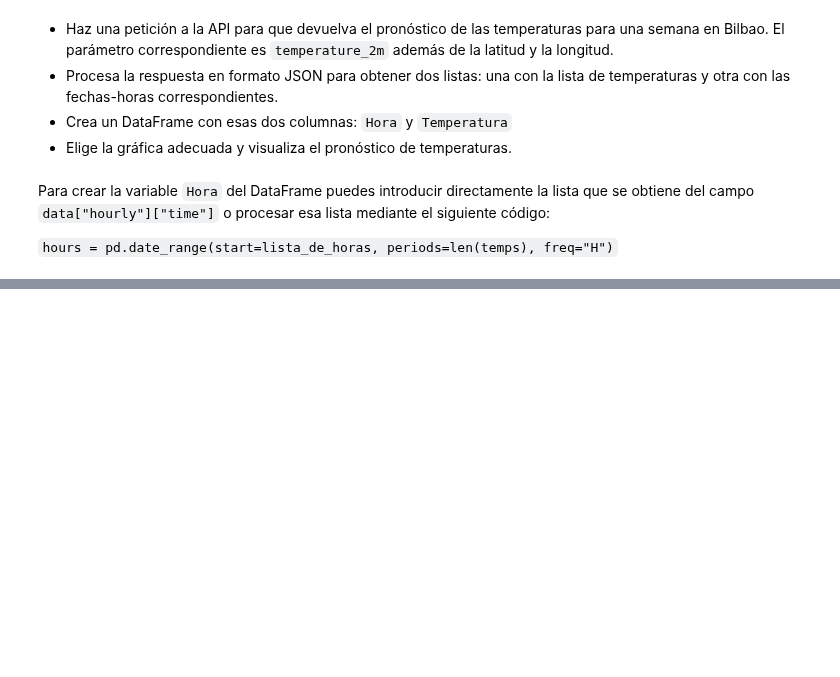
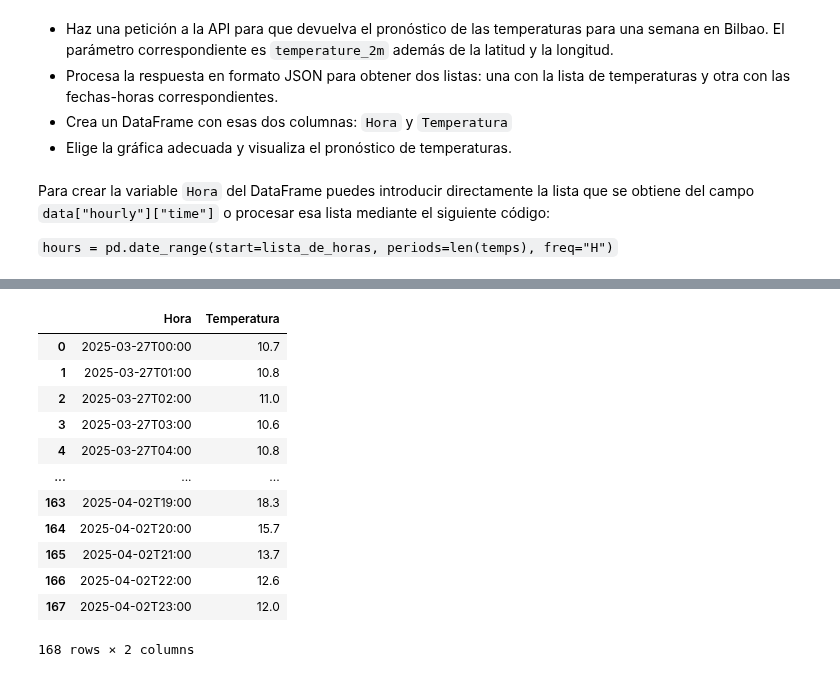
Before and after one commit to InigoLopez1999/2503_dsft_thebridge_inigolopez, a Jupyter notebook: 2-Data_Analysis/3-Sources/Web/Práctica/pronostico_meteorologico.ipynb, the cells around one changed output, grey strips where cells are left out. Cells and saved outputs as stored; diff of their text form; code cells hidden in the pictures; blank space fills up the shorter version.

```diff
--- a/2-Data_Analysis/3-Sources/Web/Práctica/pronostico_meteorologico.ipynb
+++ b/2-Data_Analysis/3-Sources/Web/Práctica/pronostico_meteorologico.ipynb
@@ -45,0 +53,16 @@ pronostico["hourly"]["time"]
+# %%
+df_tiempo
+# %% [output]
+|  | Hora | Temperatura |
+| 0 | 2025-03-27T00:00 | 10.7 |
+| 1 | 2025-03-27T01:00 | 10.8 |
+| 2 | 2025-03-27T02:00 | 11.0 |
+| 3 | 2025-03-27T03:00 | 10.6 |
+| 4 | 2025-03-27T04:00 | 10.8 |
+| ... | ... | ... |
+| 163 | 2025-04-02T19:00 | 18.3 |
+| 164 | 2025-04-02T20:00 | 15.7 |
+| 165 | 2025-04-02T21:00 | 13.7 |
+| 166 | 2025-04-02T22:00 | 12.6 |
+| 167 | 2025-04-02T23:00 | 12.0 |
+168 rows × 2 columns
```
Also changed, not shown: parts of 6 cells of this notebook.
